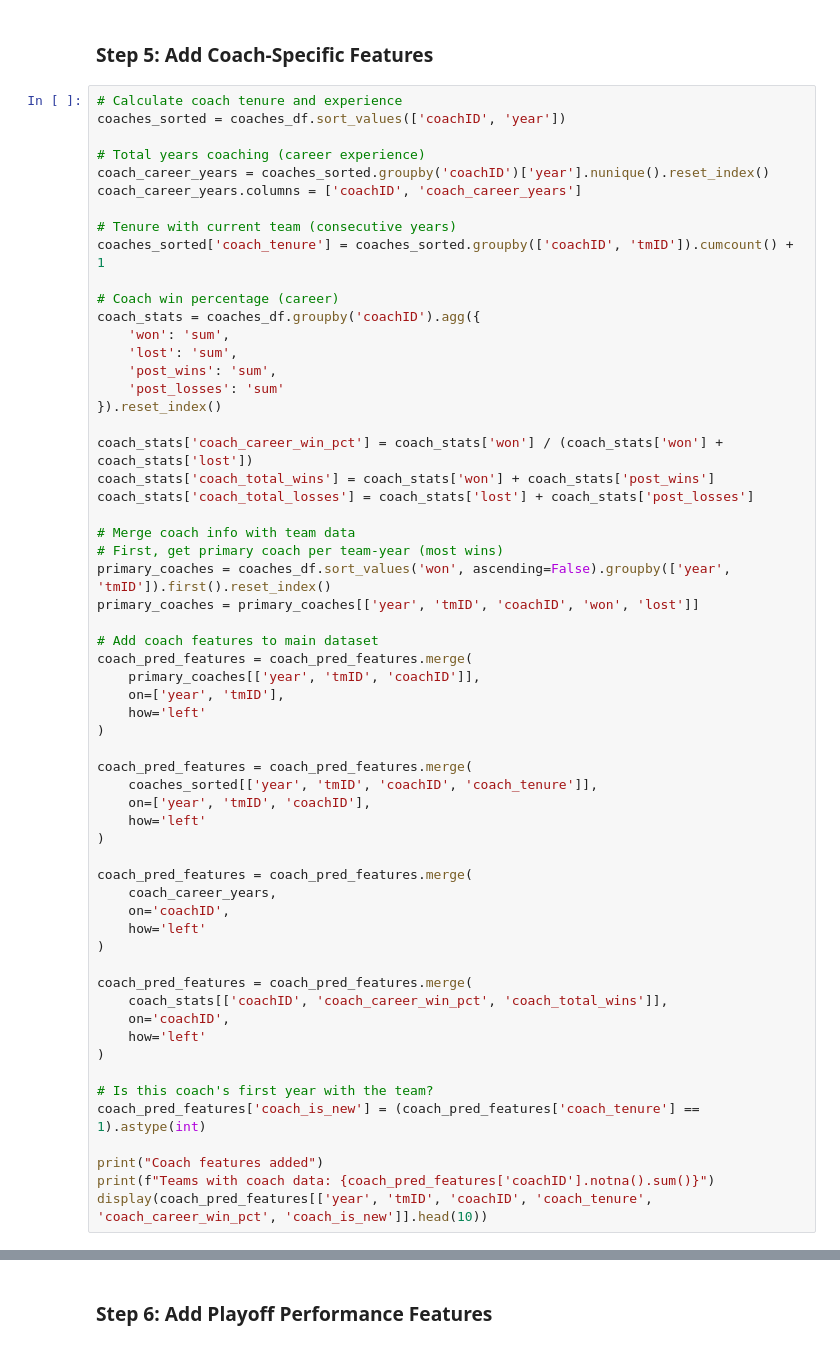
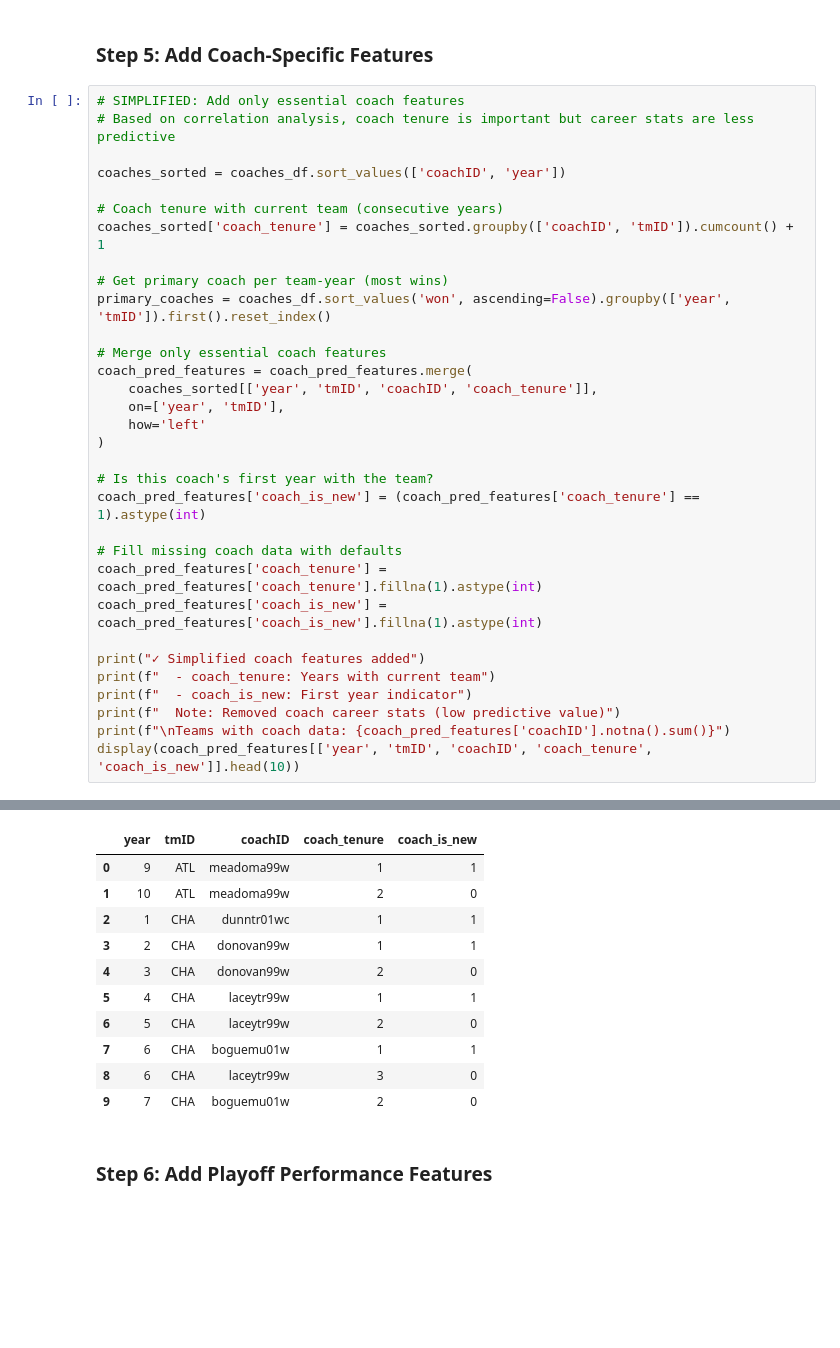
Before and after one commit to diogovenade/ac-wnba, a Jupyter notebook: src/second_prediction.ipynb, the cells around one changed output, grey strips where cells are left out. Drawn from its saved outputs; the diff is of its cells as text; blank space fills up the shorter version.

```diff
--- a/src/second_prediction.ipynb
+++ b/src/second_prediction.ipynb
@@ -511,61 +670,35 @@ display(coach_pred_features[['year', 'tmID', 'made_playoffs', 'consecutive_losin
 # %% [markdown]
 ### Step 5: Add Coach-Specific Features
 # %%
-# Calculate coach tenure and experience
+# SIMPLIFIED: Add only essential coach features
+# Based on correlation analysis, coach tenure is important but career stats are less predictive
+
 coaches_sorted = coaches_df.sort_values(['coachID', 'year'])
 
-# Total years coaching (career experience)
-coach_career_years = coaches_sorted.groupby('coachID')['year'].nunique().reset_index()
-coach_career_years.columns = ['coachID', 'coach_career_years']
-
-# Tenure with current team (consecutive years)
+# Coach tenure with current team (consecutive years)
 coaches_sorted['coach_tenure'] = coaches_sorted.groupby(['coachID', 'tmID']).cumcount() + 1
 
-# Coach win percentage (career)
-coach_stats = coaches_df.groupby('coachID').agg({
-    'won': 'sum',
-    'lost': 'sum',
-    'post_wins': 'sum',
-    'post_losses': 'sum'
-}).reset_index()
+# Get primary coach per team-year (most wins)
+primary_coaches = coaches_df.sort_values('won', ascending=False).groupby(['year', 'tmID']).first().reset_index()
 
-coach_stats['coach_career_win_pct'] = coach_stats['won'] / (coach_stats['won'] + coach_stats['lost'])
-coach_stats['coach_total_wins'] = coach_stats['won'] + coach_stats['post_wins']
-coach_stats['coach_total_losses'] = coach_stats['lost'] + coach_stats['post_losses']
-
-# Merge coach info with team data
-# First, get primary coach per team-year (most wins)
-primary_coaches = coaches_df.sort_values('won', ascending=False).groupby(['year', 'tmID']).first().reset_index()
-primary_coaches = primary_coaches[['year', 'tmID', 'coachID', 'won', 'lost']]
-
-# Add coach features to main dataset
-coach_pred_features = coach_pred_features.merge(
-    primary_coaches[['year', 'tmID', 'coachID']],
-    on=['year', 'tmID'],
-    how='left'
-)
-
+# Merge only essential coach features
 coach_pred_features = coach_pred_features.merge(
     coaches_sorted[['year', 'tmID', 'coachID', 'coach_tenure']],
-    on=['year', 'tmID', 'coachID'],
-    how='left'
-)
-
-coach_pred_features = coach_pred_features.merge(
-    coach_career_years,
-    on='coachID',
-    how='left'
-)
-
-coach_pred_features = coach_pred_features.merge(
-    coach_stats[['coachID', 'coach_career_win_pct', 'coach_total_wins']],
-    on='coachID',
+    on=['year', 'tmID'],
     how='left'
 )
 
 # Is this coach's first year with the team?
 coach_pred_features['coach_is_new'] = (coach_pred_features['coach_tenure'] == 1).astype(int)
 
-print("Coach features added")
-print(f"Teams with coach data: {coach_pred_features['coachID'].notna().sum()}")
-display(coach_pred_features[['year', 'tmID', 'coachID', 'coach_tenure', 'coach_career_win_pct', 'coach_is_new']].head(10))
+# Fill missing coach data with defaults
+coach_pred_features['coach_tenure'] = coach_pred_features['coach_tenure'].fillna(1).astype(int)
+coach_pred_features['coach_is_new'] = coach_pred_features['coach_is_new'].fillna(1).astype(int)
+
+print("✓ Simplified coach features added")
+print(f"  - coach_tenure: Years with current team")
+print(f"  - coach_is_new: First year indicator")
+print(f"  Note: Removed coach career stats (low predictive value)")
+print(f"\nTeams with coach data: {coach_pred_features['coachID'].notna().sum()}")
+display(coach_pred_features[['year', 'tmID', 'coachID', 'coach_tenure', 'coach_is_new']].head(10))
+# %% [output]
@@ -572,3 +711,14 @@ display(coach_pred_features[['year', 'tmID', 'coachID', 'coach_tenure', 'coach_c
+|  | year | tmID | coachID | coach_tenure | coach_is_new |
+| 0 | 9 | ATL | meadoma99w | 1 | 1 |
+| 1 | 10 | ATL | meadoma99w | 2 | 0 |
+| 2 | 1 | CHA | dunntr01wc | 1 | 1 |
+| 3 | 2 | CHA | donovan99w | 1 | 1 |
+| 4 | 3 | CHA | donovan99w | 2 | 0 |
+| 5 | 4 | CHA | laceytr99w | 1 | 1 |
+| 6 | 5 | CHA | laceytr99w | 2 | 0 |
+| 7 | 6 | CHA | boguemu01w | 1 | 1 |
+| 8 | 6 | CHA | laceytr99w | 3 | 0 |
+| 9 | 7 | CHA | boguemu01w | 2 | 0 |
 # %% [markdown]
 ### Step 6: Add Playoff Performance Features
 # %%
```
Also changed, not shown: parts of 21 cells of this notebook.
